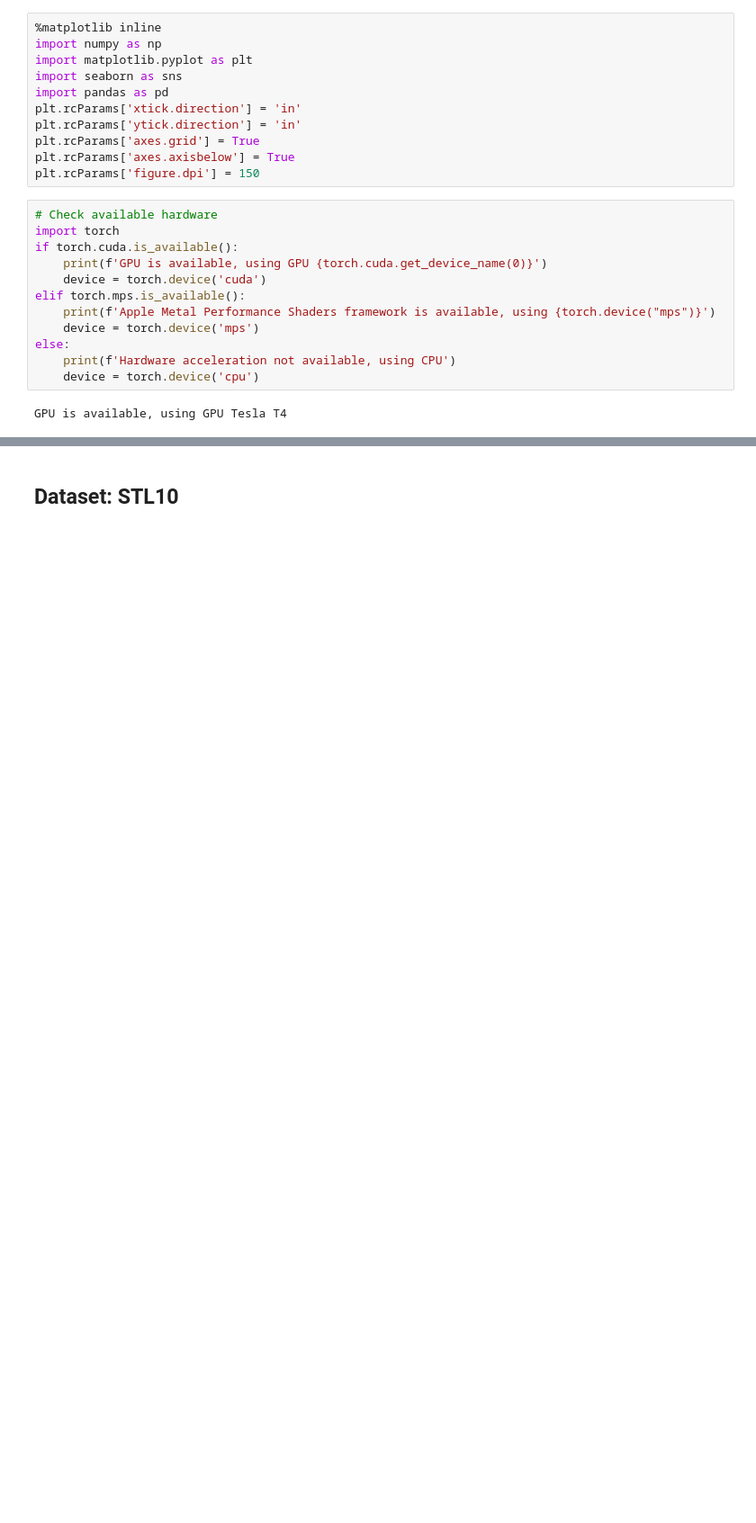
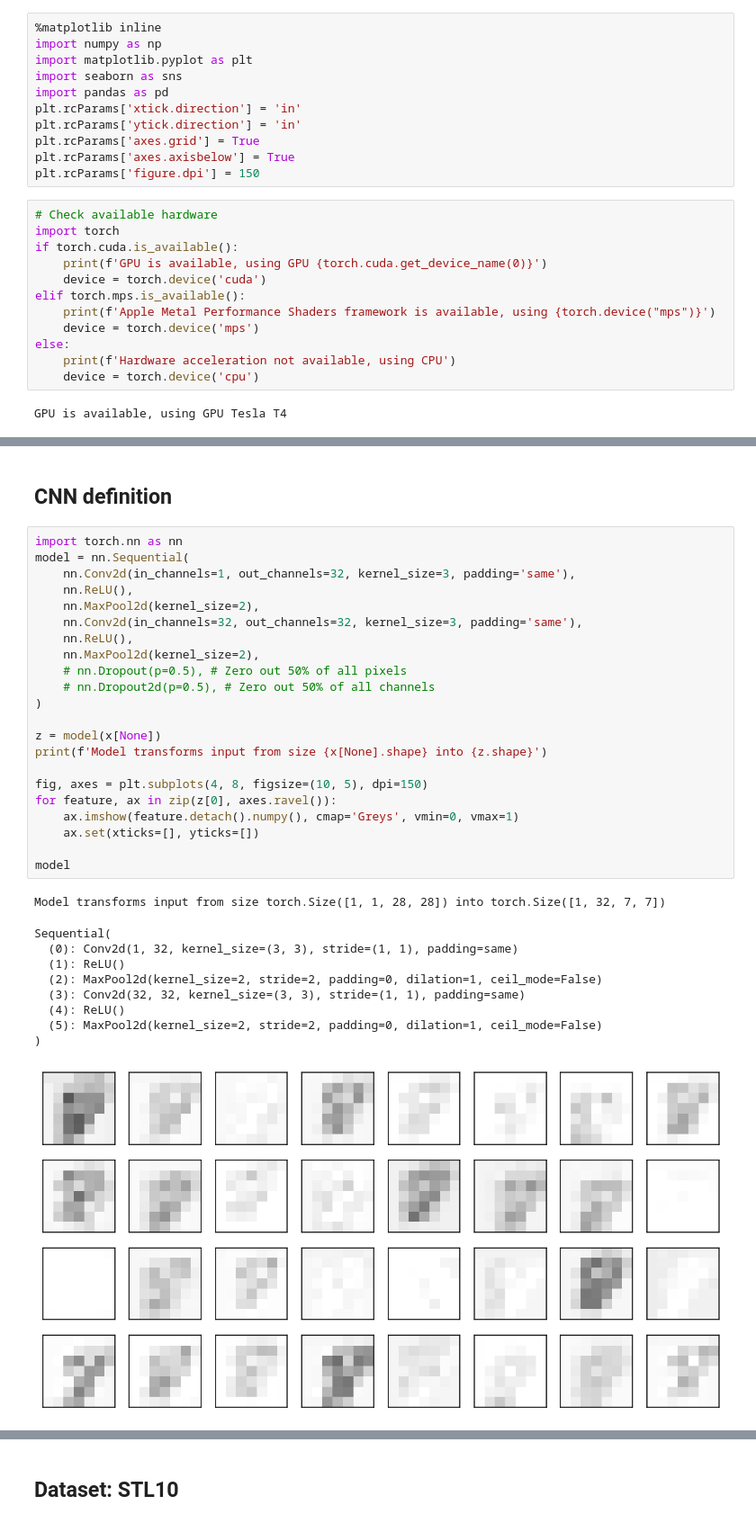
Before and after one commit to colen-teaching/DATA442-Fall-2026, a Jupyter notebook: notebooks/10.1_CNN_classification.ipynb, the cells around one changed output, grey strips where cells are left out. Shown at 90% size. Saved outputs shown, nothing was run; the diff lists cells and outputs as text; blank space fills up the shorter version.

```diff
--- a/notebooks/10.1_CNN_classification.ipynb
+++ b/notebooks/10.1_CNN_classification.ipynb
@@ -27,0 +74,35 @@ GPU is available, using GPU Tesla T4
+# %% [markdown]
+## CNN definition
+# %%
+import torch.nn as nn
+model = nn.Sequential(
+    nn.Conv2d(in_channels=1, out_channels=32, kernel_size=3, padding='same'),
+    nn.ReLU(),
+    nn.MaxPool2d(kernel_size=2),
+    nn.Conv2d(in_channels=32, out_channels=32, kernel_size=3, padding='same'),
+    nn.ReLU(),
+    nn.MaxPool2d(kernel_size=2),
+    # nn.Dropout(p=0.5), # Zero out 50% of all pixels
+    # nn.Dropout2d(p=0.5), # Zero out 50% of all channels
+)
+
+z = model(x[None])
+print(f'Model transforms input from size {x[None].shape} into {z.shape}')
+
+fig, axes = plt.subplots(4, 8, figsize=(10, 5), dpi=150)
+for feature, ax in zip(z[0], axes.ravel()):
+    ax.imshow(feature.detach().numpy(), cmap='Greys', vmin=0, vmax=1)
+    ax.set(xticks=[], yticks=[])
+
+model
+# %% [output]
+Model transforms input from size torch.Size([1, 1, 28, 28]) into torch.Size([1, 32, 7, 7])
+Sequential(
+  (0): Conv2d(1, 32, kernel_size=(3, 3), stride=(1, 1), padding=same)
+  (1): ReLU()
+  (2): MaxPool2d(kernel_size=2, stride=2, padding=0, dilation=1, ceil_mode=False)
+  (3): Conv2d(32, 32, kernel_size=(3, 3), stride=(1, 1), padding=same)
+  (4): ReLU()
+  (5): MaxPool2d(kernel_size=2, stride=2, padding=0, dilation=1, ceil_mode=False)
+)
+[figure, added]
```
Also changed, not shown: parts of 51 cells of this notebook, 8 other files.
